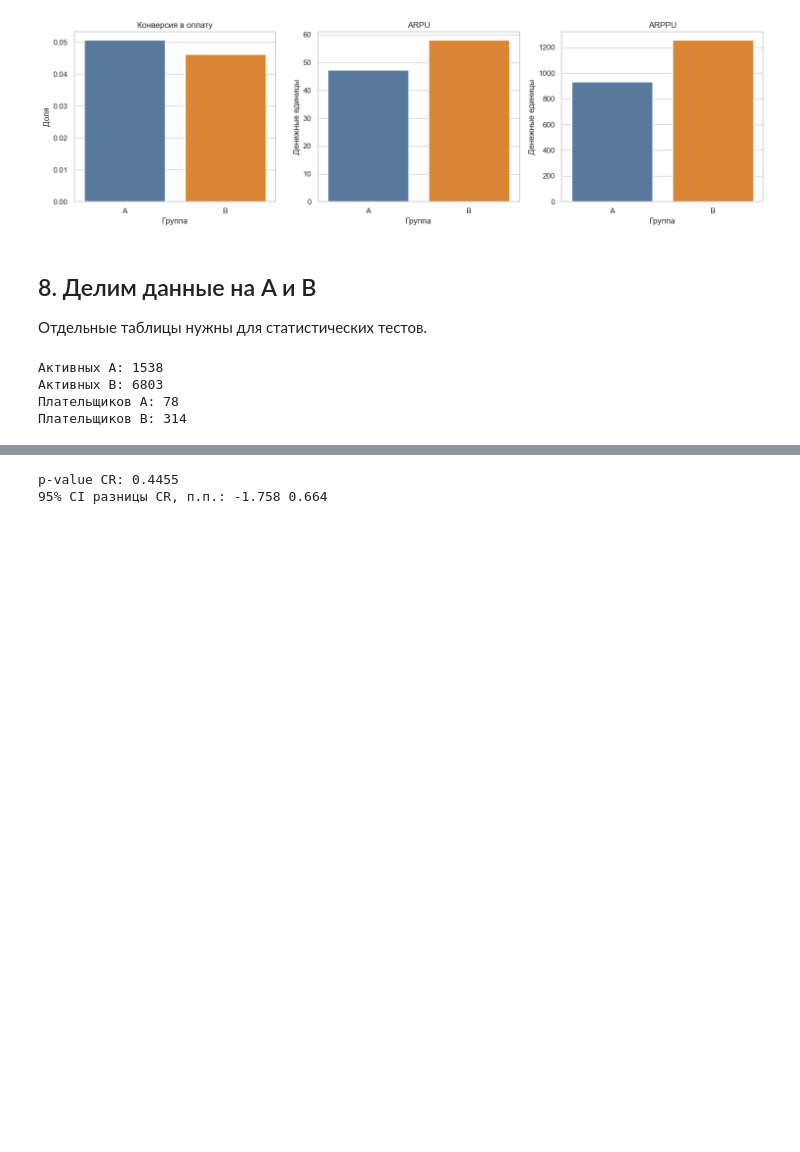
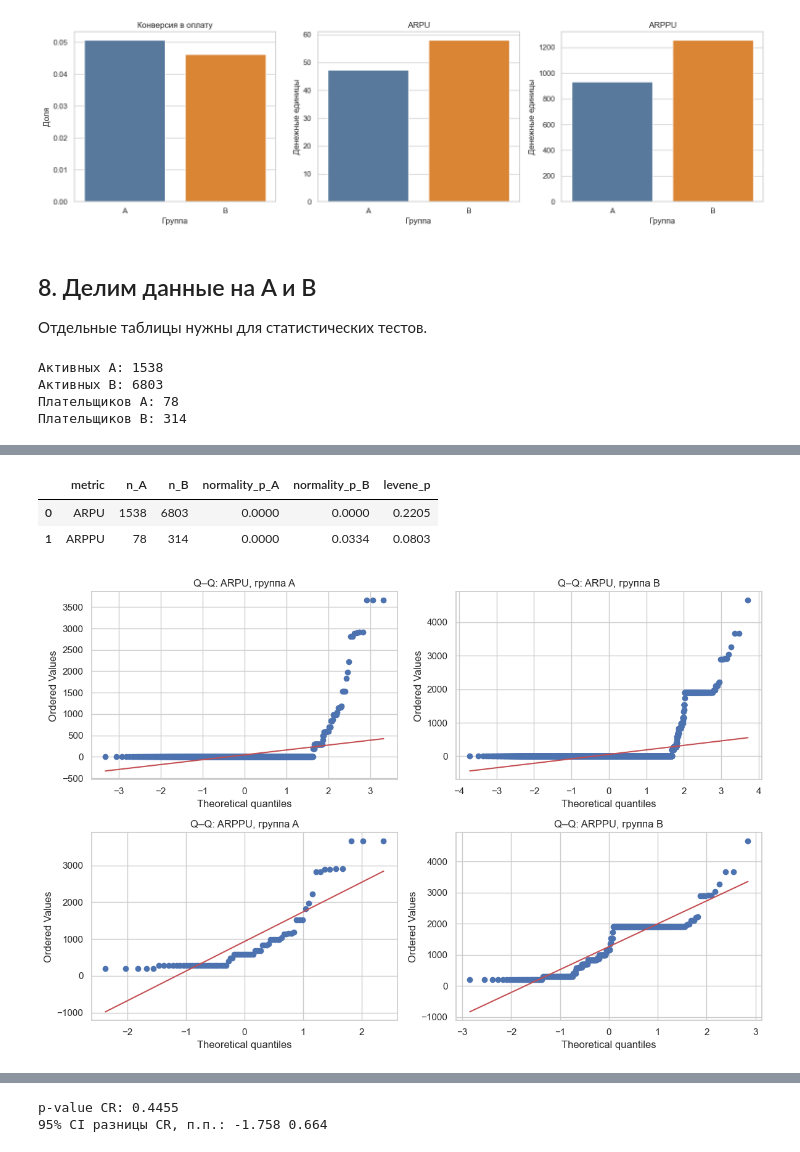
Before and after one commit to sureasguuds9-prog/karpov-courses-projects, a Jupyter notebook: project-2-payment-ab-segmentation/notebooks/project_2_full.ipynb, the cells around one changed output, grey strips where cells are left out. Cells and saved outputs as stored; diff of their text form; code cells hidden in the pictures; blank space fills up the shorter version.

```diff
--- a/project-2-payment-ab-segmentation/notebooks/project_2_full.ipynb
+++ b/project-2-payment-ab-segmentation/notebooks/project_2_full.ipynb
@@ -270,0 +284,55 @@ print("Плательщиков B:", group_b["payer"].sum())
+# %%
+payers_a = group_a[group_a["payer"]]["rev"]
+payers_b = group_b[group_b["payer"]]["rev"]
+
+arpu_normal_a = stats.normaltest(group_a["rev"])
+arpu_normal_b = stats.normaltest(group_b["rev"])
+arppu_normal_a = stats.normaltest(payers_a)
+arppu_normal_b = stats.normaltest(payers_b)
+
+arpu_levene = stats.levene(
+    group_a["rev"],
+    group_b["rev"],
+    center="median",
+)
+arppu_levene = stats.levene(
+    payers_a,
+    payers_b,
+    center="median",
+)
+
+assumptions = pd.DataFrame(
+    {
+        "metric": ["ARPU", "ARPPU"],
+        "n_A": [len(group_a), len(payers_a)],
+        "n_B": [len(group_b), len(payers_b)],
+        "normality_p_A": [arpu_normal_a.pvalue, arppu_normal_a.pvalue],
+        "normality_p_B": [arpu_normal_b.pvalue, arppu_normal_b.pvalue],
+        "levene_p": [arpu_levene.pvalue, arppu_levene.pvalue],
+    }
+)
+
+assumptions
+# %% [output]
+|  | metric | n_A | n_B | normality_p_A | normality_p_B | levene_p |
+| 0 | ARPU | 1538 | 6803 | 0.0000 | 0.0000 | 0.2205 |
+| 1 | ARPPU | 78 | 314 | 0.0000 | 0.0334 | 0.0803 |
+# %%
+fig, axes = plt.subplots(2, 2, figsize=(12, 8))
+
+stats.probplot(group_a["rev"], dist="norm", plot=axes[0, 0])
+axes[0, 0].set_title("Q–Q: ARPU, группа A")
+
+stats.probplot(group_b["rev"], dist="norm", plot=axes[0, 1])
+axes[0, 1].set_title("Q–Q: ARPU, группа B")
+
+stats.probplot(payers_a, dist="norm", plot=axes[1, 0])
+axes[1, 0].set_title("Q–Q: ARPPU, группа A")
+
+stats.probplot(payers_b, dist="norm", plot=axes[1, 1])
+axes[1, 1].set_title("Q–Q: ARPPU, группа B")
+
+plt.tight_layout()
+plt.show()
+# %% [output]
+[figure, added]
```
Also changed, not shown: parts of 16 cells of this notebook.
